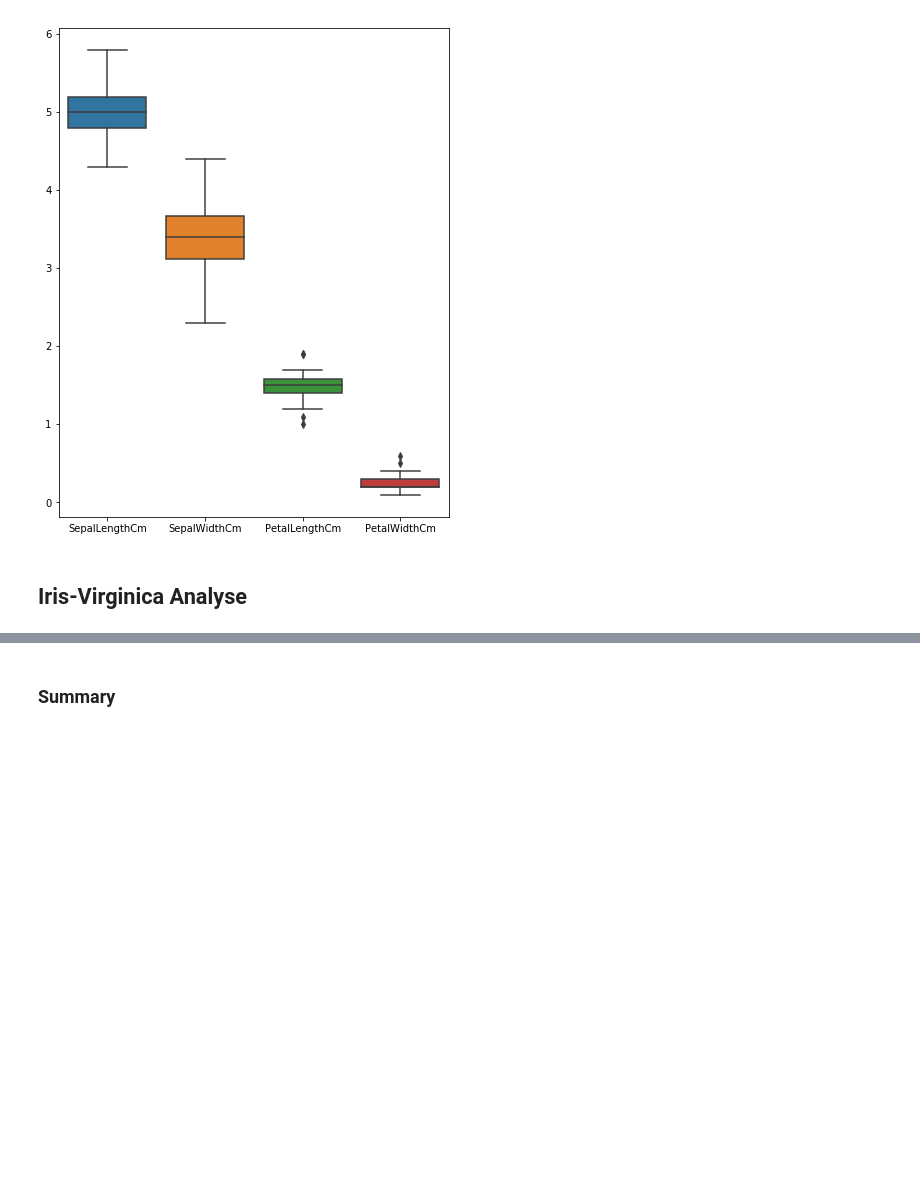
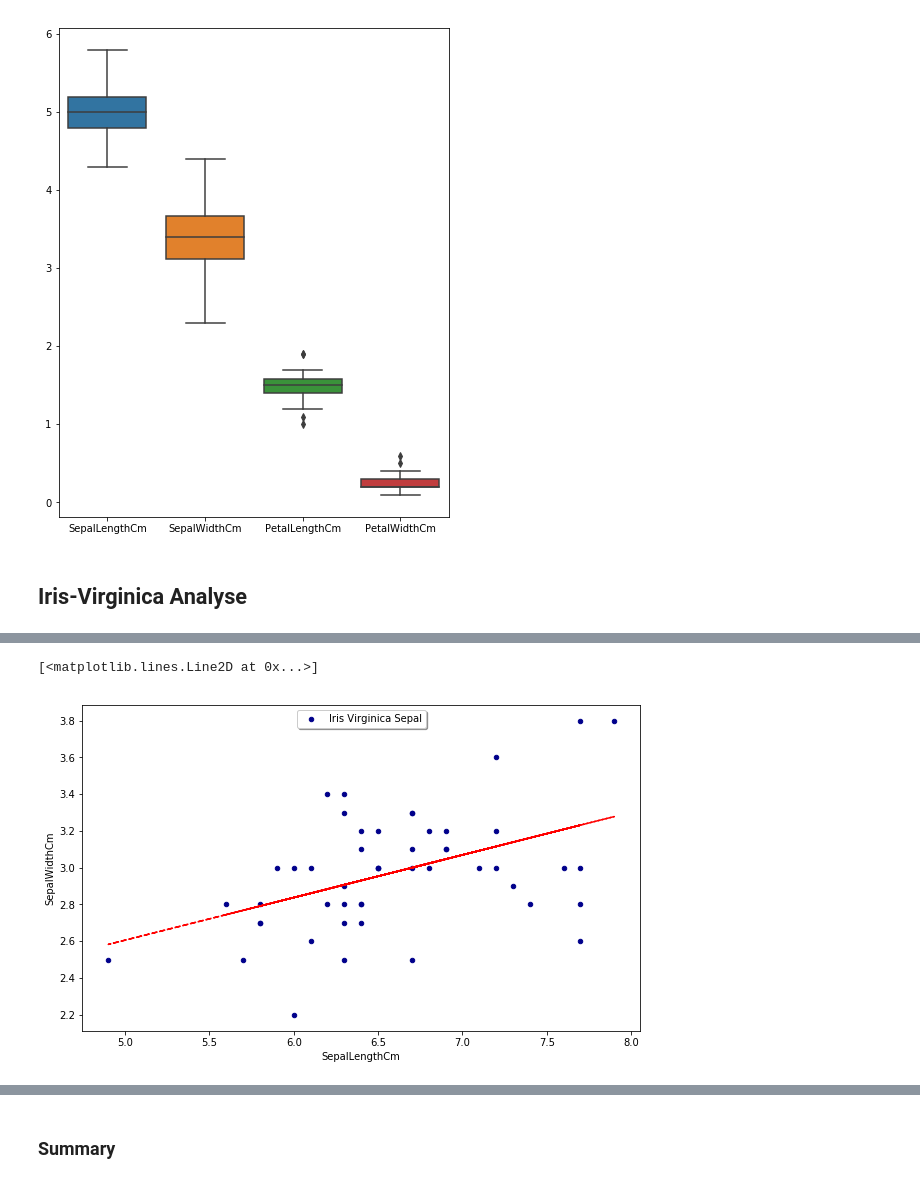
Before and after one commit to Slawak1/pands-project, a Jupyter notebook: IrisProject2019.ipynb, the cells around one changed output, grey strips where cells are left out. Saved outputs shown, nothing was run; the diff lists cells and outputs as text; code cells hidden in the pictures; blank space fills up the shorter version.

```diff
--- a/IrisProject2019.ipynb
+++ b/IrisProject2019.ipynb
@@ -665,0 +673,3 @@ Now I will do the same steps forIris Virginica, the theory has been explained ab
+# %%
+dfVirginica = dfVirginica.drop(['Id'], axis = 1)
+dfVirginica.describe()
@@ -665,0 +686,25 @@ Now I will do the same steps forIris Virginica, the theory has been explained ab
+# %%
+from numpy.polynomial import Polynomial
+
+dfVirginica.plot(
+    kind='scatter', # Plot Type: linear, histogram, pie, scatter etc.
+    x='SepalLengthCm', # data on x axis
+    y='SepalWidthCm',  # data on y axis
+    color='DarkBlue',  # color
+    label='Iris Virginica Sepal', # label
+    figsize=(10,6)) # chart size
+
+# Set legend
+plt.legend(
+    loc='upper center', # place of legend
+    shadow=True, # drop shadow
+    frameon = True) # frame around legend
+
+#Trend line plot - to calculate trendline i used polyfit and poly1d function from NumPy library.
+z = np.polyfit(dfVirginica['SepalLengthCm'], dfVirginica['SepalWidthCm'], 1)
+p = np.poly1d(z)
+
+plt.plot(dfVirginica['SepalLengthCm'],p(dfVirginica['SepalLengthCm']), "r--",)
+# %% [output]
+[<matplotlib.lines.Line2D at 0x...>]
+[figure, added]
```
Also changed, not shown: parts of 71 cells of this notebook.
